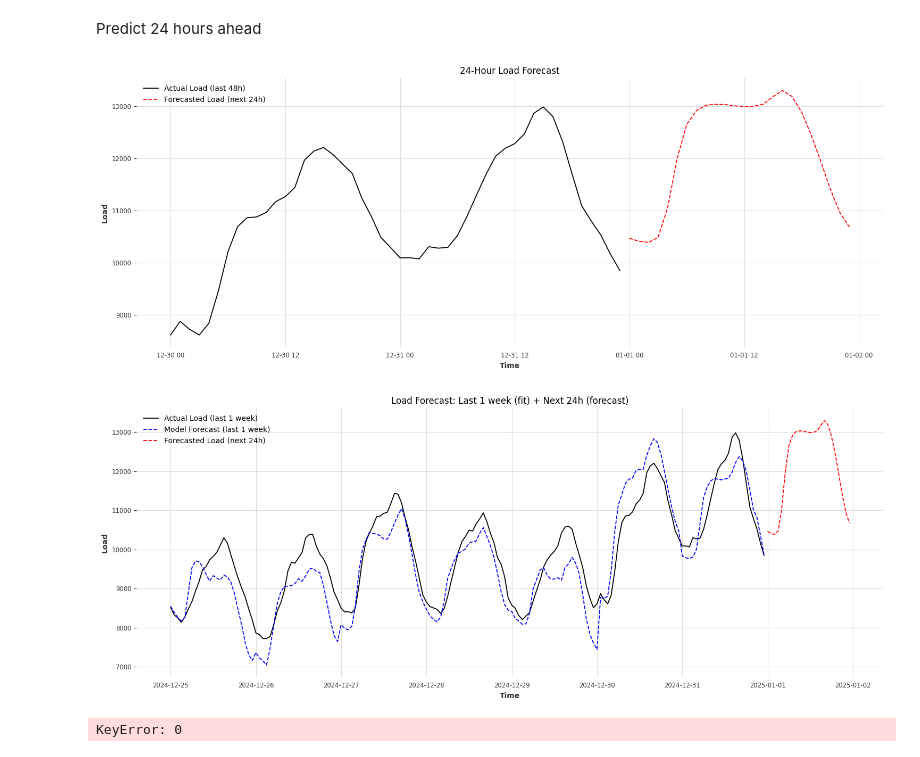
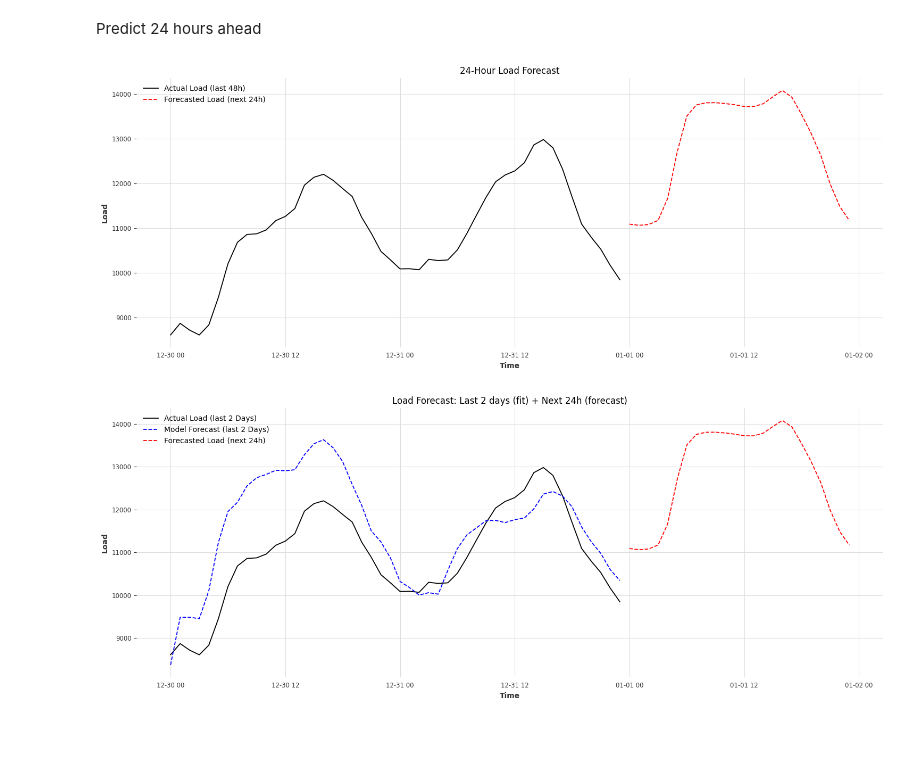
Before and after one commit to jakfar/Project, a Jupyter notebook: Preprocess dio copy.ipynb, the cells around one changed output. Cells and saved outputs as stored; diff of their text form; code cells hidden in the pictures.

Commit message:
percobaan tambah covariates month

```diff
--- a/Preprocess dio copy.ipynb
+++ b/Preprocess dio copy.ipynb
@@ -189,14 +186,17 @@ from sklearn.model_selection import GridSearchCV
 load_df = load_df.set_index('datetime')
 
 # Define Features and Target
-X = load_df[['Temperature', 'Day_of_week', 'Hour_of_day', 'Holidays']]
+#X = load_df[['Day_of_week', 'Hour_of_day']]
+#X = load_df[['Day_of_week', 'Hour_of_day', 'Holidays']]
+#X = load_df[['Temperature', 'Day_of_week', 'Hour_of_day']]
+X = load_df[['Temperature', 'Day_of_week', 'Hour_of_day', 'Holidays', 'Month']]
 y = load_df['Load']
 
 # Split data (no shuffle for time series)
 X_train, X_test, y_train, y_test = train_test_split(X, y, shuffle=False, test_size=0.2)
 
 # --- Train CatBoost ---
-param_grid = {'depth': [3, 4, 5, 6, 10],
+param_grid = {'depth': [4, 5, 6],
               'learning_rate': [0.01, 0.05, 0.1],
               'iterations': [500, 1000, 3000]
               }
@@ -218,11 +218,4 @@ cat_model.fit(X_train, y_train)
 # Best model
 best_model = cat_model.best_estimator_
 print("Best Parameters:", cat_model.best_params_)
-
-# Predict on test set
-y_pred = best_model.predict(X_test)
-
-# Evaluate both MAE and MAPE
-mae = mean_absolute_error(y_test, y_pred)
-mape = mean_absolute_percentage_error(y_test, y_pred)
 # %% [output]
@@ -305,6 +304,7 @@ for step in range(24):
     hour = current_time.hour
     day_of_week = current_time.dayofweek
     holiday = 1 if current_time.date() in load_df[load_df['Holidays'] == 1].index.date else 0
+    month = current_time.month
     temp = last_known['Temperature'].iloc[-1]  # or use weather forecast
 
     # Step 2: Prepare input
@@ -317,6 +317,7 @@ for step in range(24):
         'Day_of_week': day_of_week,
         'Hour_of_day': hour,
         'Holidays': holiday,
+        'Month' : month,
         'lag_1': lag_1,
         'lag_24': lag_24,
         'rolling_mean_24': rolling
@@ -332,7 +333,8 @@ for step in range(24):
         'Temperature': [temp],
         'Day_of_week': [day_of_week],
         'Hour_of_day': [hour],
-        'Holidays': [holiday]
+        'Holidays': [holiday],
+        'Month': [month]
     }, index=[current_time])
 
     # Add lag/rolling info (placeholders for consistency)
@@ -355,36 +357,36 @@ plt.legend()
 plt.tight_layout()
 plt.show()
 # %% [output]
-[figure, old version]
+[figure, new version]
 # %%
 # 4. Predict the last 48 hours using the trained model
-X_last168 = X.iloc[-168:]
-y_last168_actual = y.iloc[-168:]
-y_last168_pred = best_model.predict(X_last168)
+X_last48 = X.iloc[-48:]
+y_last48_actual = y.iloc[-48:]
+y_last48_pred = best_model.predict(X_last48)
 
 # 5. Create final plot with all 3:
 forecast_index, forecast_values = zip(*future_predictions)
 
 plt.figure(figsize=(15, 6))
 
 # Actual Load (last 1 week)
-plt.plot(y_last168_actual.index, y_last168_actual, label='Actual Load (last 1 week)', color='black')
+plt.plot(y_last48_actual.index, y_last48_actual, label='Actual Load (last 2 Days)', color='black')
 
 # Model's forecast during those same 48 hours
-plt.plot(y_last168_actual.index, y_last168_pred, label='Model Forecast (last 1 week)', linestyle='--', color='blue')
+plt.plot(y_last48_actual.index, y_last48_pred, label='Model Forecast (last 2 Days)', linestyle='--', color='blue')
 
 # 24-hour ahead forecast
 plt.plot(forecast_index, forecast_values, label='Forecasted Load (next 24h)', linestyle='--', color='red')
 
-plt.title('Load Forecast: Last 1 week (fit) + Next 24h (forecast)')
+plt.title('Load Forecast: Last 2 days (fit) + Next 24h (forecast)')
 plt.xlabel('Time')
 plt.ylabel('Load')
 plt.legend()
 plt.grid(True)
 plt.tight_layout()
 plt.show()
 # %% [output]
-[figure, old version]
+[figure, new version]
 # %%
 # Predict on test set
 #y_last168pred = best_model.predict(x_input)
@@ -392,34 +394,3 @@ plt.show()
 # Evaluate both MAE and MAPE
 mae_168 = mean_absolute_error(y_test, y_last168_pred)
 mape_168 = mean_absolute_percentage_error(y_test, y_last168_pred)
-# %%
-from darts.models import CatBoostModel
-import matplotlib.pyplot as plt
-from sklearn.model_selection import train_test_split
-from sklearn.metrics import mean_absolute_error, mean_squared_error
-from sklearn.metrics import mean_absolute_percentage_error, make_scorer
-from sklearn.model_selection import GridSearchCV
-
-# Make sure datetime is parsed
-load_df = load_df.set_index('datetime')
-
-# Define Features and Target
-X = load_df[['Temperature', 'Day_of_week', 'Hour_of_day', 'Holidays']]
-#future_cov= load_df[['Temperature', 'Day_of_week', 'Hour_of_day', 'Holidays']]
-y = load_df['Load']
-
-# Split data (no shuffle for time series)
-X_train, X_test, y_train, y_test = train_test_split(X, y, shuffle=False, test_size=0.2)
-
-catboost_darts= CatBoostModel(
-    lags=12,
-    lags_past_covariates=12,
-    lags_future_covariates=[0,1,2,3,4,5,6],
-    output_chunk_length=6
-)
-#catboost_darts.fit(target, past_covariates=past_cov, future_covariates=future_cov)
-catboost_darts.fit(X_train, y_train)
-pred_24 = catboost_darts.predict(24)
-pred_24.values()
-# %% [output]
-KeyError: 0
```
Also changed, not shown: parts of 4 cells of this notebook, 4 other files.
